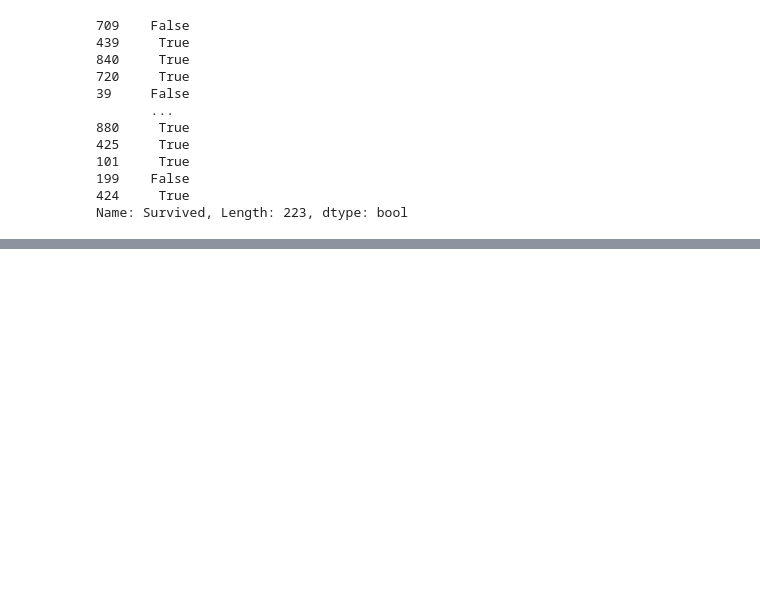
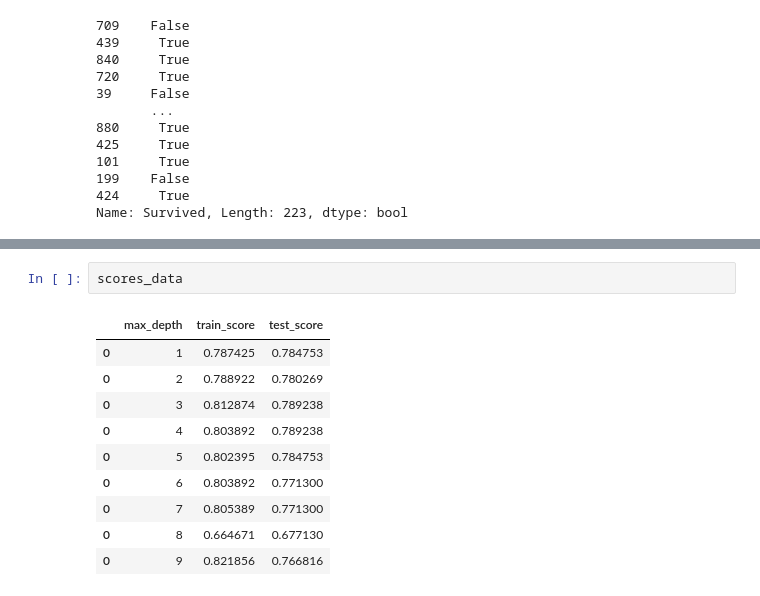
Before and after one commit to Data-Engineer-Course-Materials/big-data-02-2024, a Jupyter notebook: scikit-titanic.ipynb, the cells around one changed output, grey strips where cells are left out. Saved outputs shown, nothing was run; the diff lists cells and outputs as text; blank space fills up the shorter version.

```diff
--- a/scikit-titanic.ipynb
+++ b/scikit-titanic.ipynb
@@ -96,0 +110,13 @@ Name: Survived, Length: 223, dtype: bool
+# %%
+scores_data
+# %% [output]
+|  | max_depth | train_score | test_score |
+| 0 | 1 | 0.787425 | 0.784753 |
+| 0 | 2 | 0.788922 | 0.780269 |
+| 0 | 3 | 0.812874 | 0.789238 |
+| 0 | 4 | 0.803892 | 0.789238 |
+| 0 | 5 | 0.802395 | 0.784753 |
+| 0 | 6 | 0.803892 | 0.771300 |
+| 0 | 7 | 0.805389 | 0.771300 |
+| 0 | 8 | 0.664671 | 0.677130 |
+| 0 | 9 | 0.821856 | 0.766816 |
```
Also changed, not shown: parts of 3 cells of this notebook.
